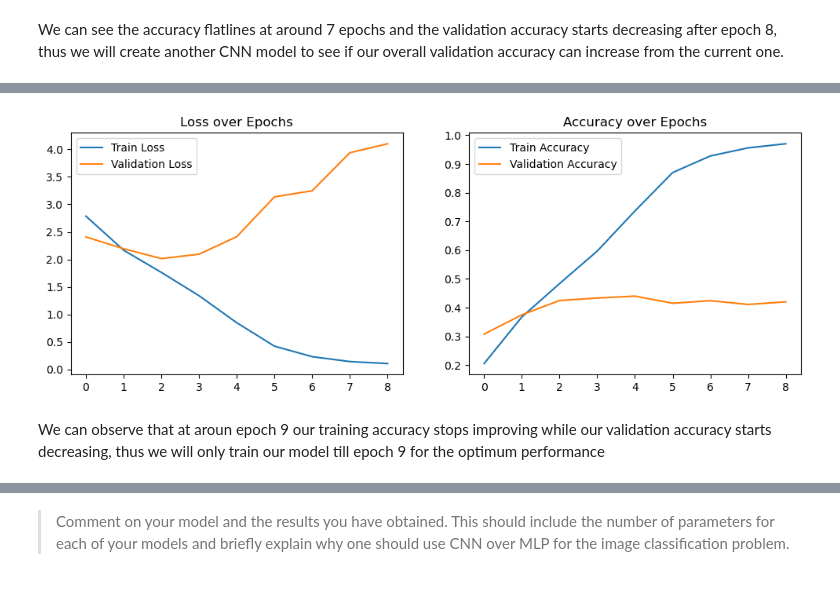
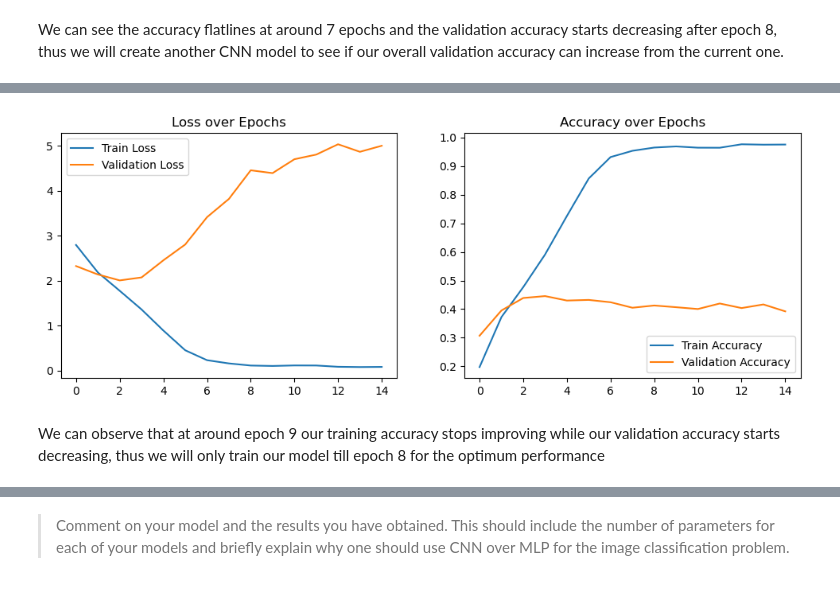
Before and after one commit to assh/dl_assessment2, a Jupyter notebook: COMP5625M_assessment2024_problem.ipynb, the cells around one changed output, grey strips where cells are left out. Drawn from its saved outputs; the diff is of its cells as text; code cells hidden in the pictures.

```diff
--- a/COMP5625M_assessment2024_problem.ipynb
+++ b/COMP5625M_assessment2024_problem.ipynb
@@ -512,7 +518,7 @@ cnn_criterion = nn.CrossEntropyLoss()
 cnn_optimizer = optim.Adam(model.parameters(), lr=1e-3)
 
 # Train CNN model
-model, cnn_history = train_model(model, train_loader, val_loader, cnn_criterion, cnn_optimizer, num_epochs=9)
+model, cnn_history = train_model(model, train_loader, val_loader, cnn_criterion, cnn_optimizer, num_epochs=15)
 
 # Plot training history for CNN
 plot_training_history(cnn_history)
@@ -529,6 +541,6 @@ Epoch 8/8 - Train Loss: 0.1070 - Train Acc: 0.9705 - Val Loss: 4.1007 - Val Acc:
-[figure, old version]
+[figure, new version]
 # %% [markdown]
-We can observe that at aroun epoch 9 our training accuracy stops improving while our validation accuracy starts decreasing, thus we will only train our model till epoch 9 for the optimum performance
+We can observe that at around epoch 9 our training accuracy stops improving while our validation accuracy starts decreasing, thus we will only train our model till epoch 8 for the optimum performance
 # %%
 model = SimpleCNN_Improved()
 cnn_criterion = nn.CrossEntropyLoss()
```
Also changed, not shown: parts of 28 cells of this notebook, 3 other files.
